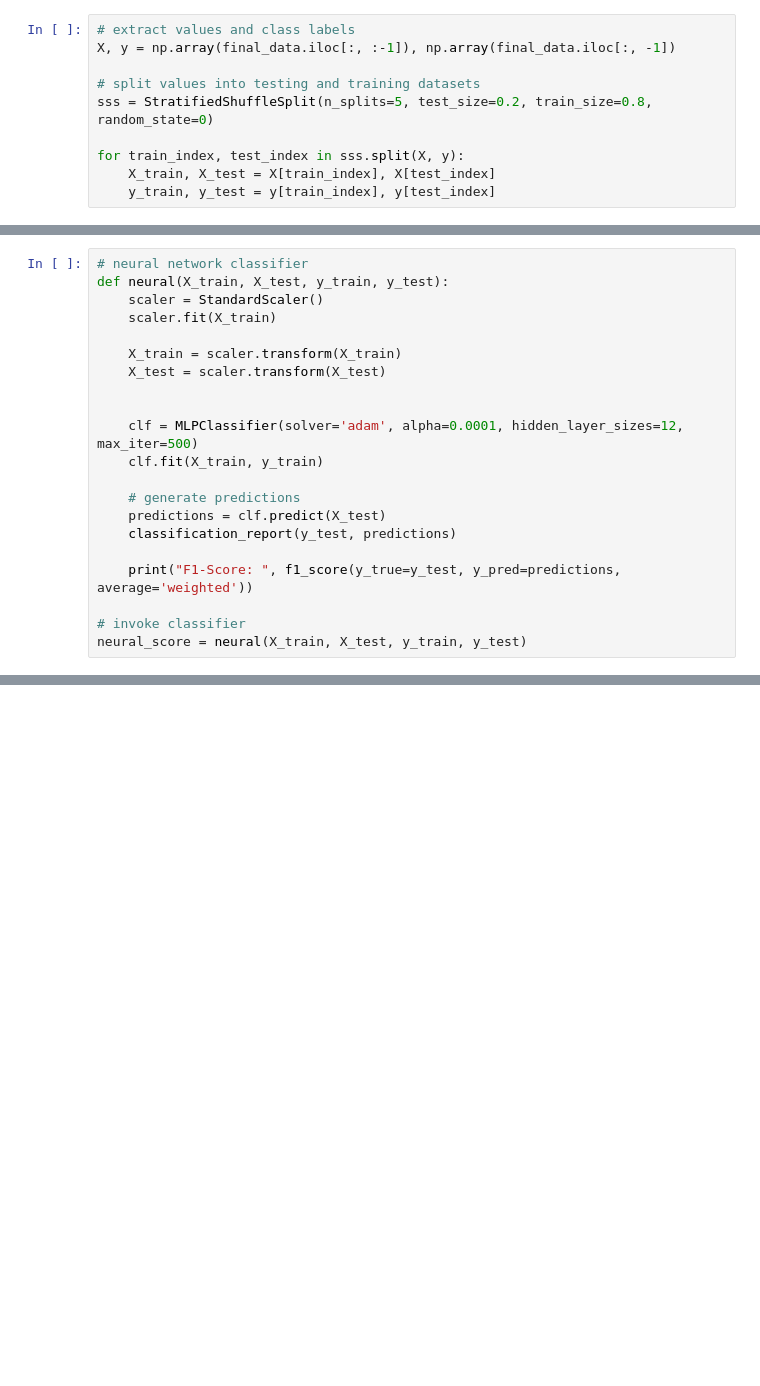
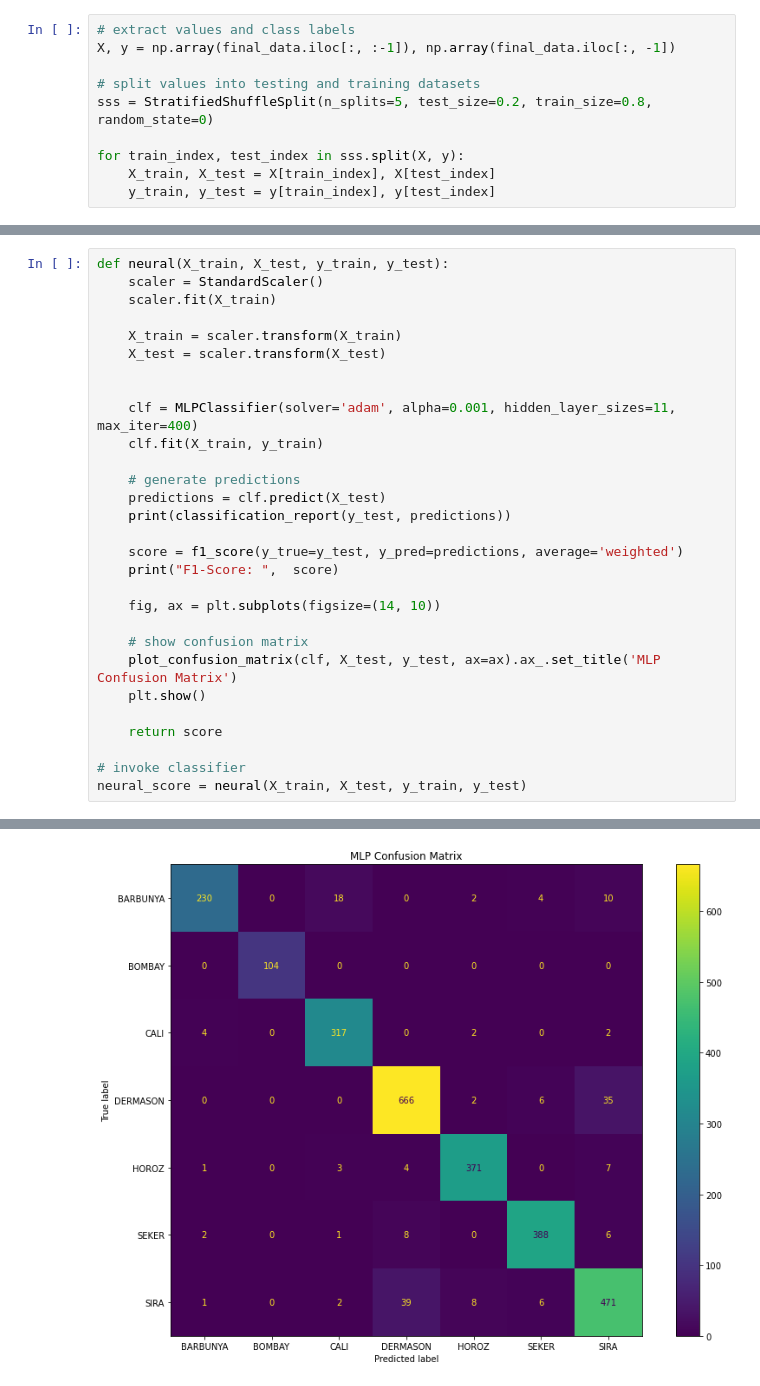
Before and after one commit to ivSaav/DryBeans, a Jupyter notebook: notebook/drybeans.ipynb, the cells around one changed output, grey strips where cells are left out. Drawn from its saved outputs; the diff is of its cells as text; blank space fills up the shorter version.

Commit message:
Add: confusion matrix to notebook

```diff
--- a/notebook/drybeans.ipynb
+++ b/notebook/drybeans.ipynb
@@ -256,5 +259,4 @@ neural_params_search(X_train, y_train)
 # %%
-# neural network classifier
 def neural(X_train, X_test, y_train, y_test):
     scaler = StandardScaler()
     scaler.fit(X_train)
@@ -263,14 +265,24 @@ def neural(X_train, X_test, y_train, y_test):
     X_test = scaler.transform(X_test)
 
 
-    clf = MLPClassifier(solver='adam', alpha=0.0001, hidden_layer_sizes=12, max_iter=500)
+    clf = MLPClassifier(solver='adam', alpha=0.001, hidden_layer_sizes=11, max_iter=400)
     clf.fit(X_train, y_train)
 
     # generate predictions
     predictions = clf.predict(X_test)
-    classification_report(y_test, predictions)
+    print(classification_report(y_test, predictions))
 
-    print("F1-Score: ", f1_score(y_true=y_test, y_pred=predictions, average='weighted'))
+    score = f1_score(y_true=y_test, y_pred=predictions, average='weighted')
+    print("F1-Score: ",  score)
+
+    fig, ax = plt.subplots(figsize=(14, 10))
+
+    # show confusion matrix
+    plot_confusion_matrix(clf, X_test, y_test, ax=ax).ax_.set_title('MLP Confusion Matrix')
+    plt.show()
+
+    return score
 
 # invoke classifier
 neural_score = neural(X_train, X_test, y_train, y_test)
+# %% [output]
@@ -276,0 +304 @@ neural_score = neural(X_train, X_test, y_train, y_test)
+[figure, added]
```
Also changed, not shown: parts of 9 cells of this notebook, 1 other file.
